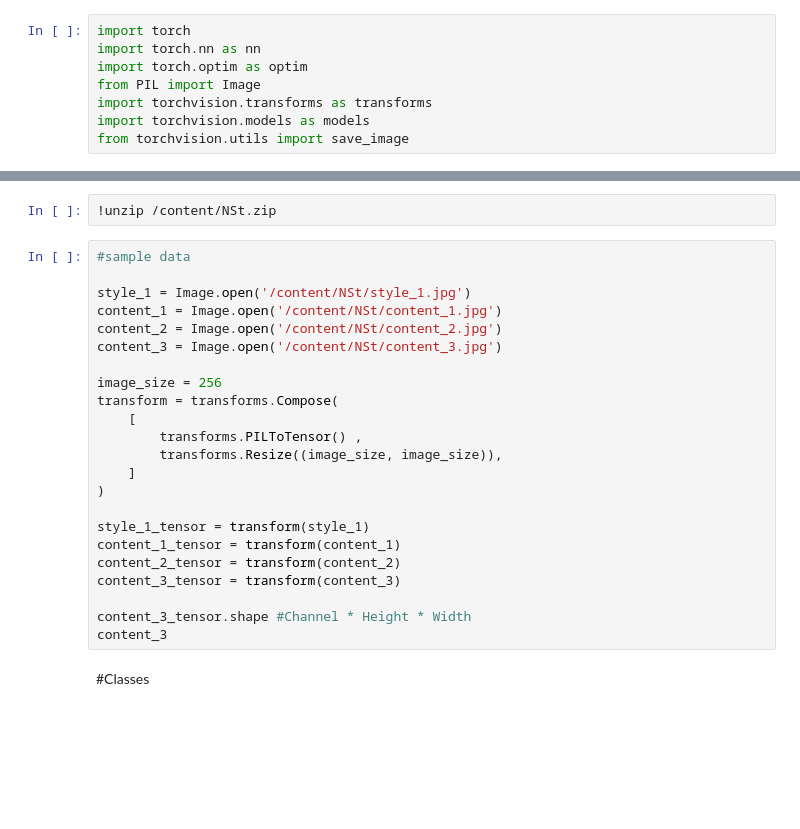
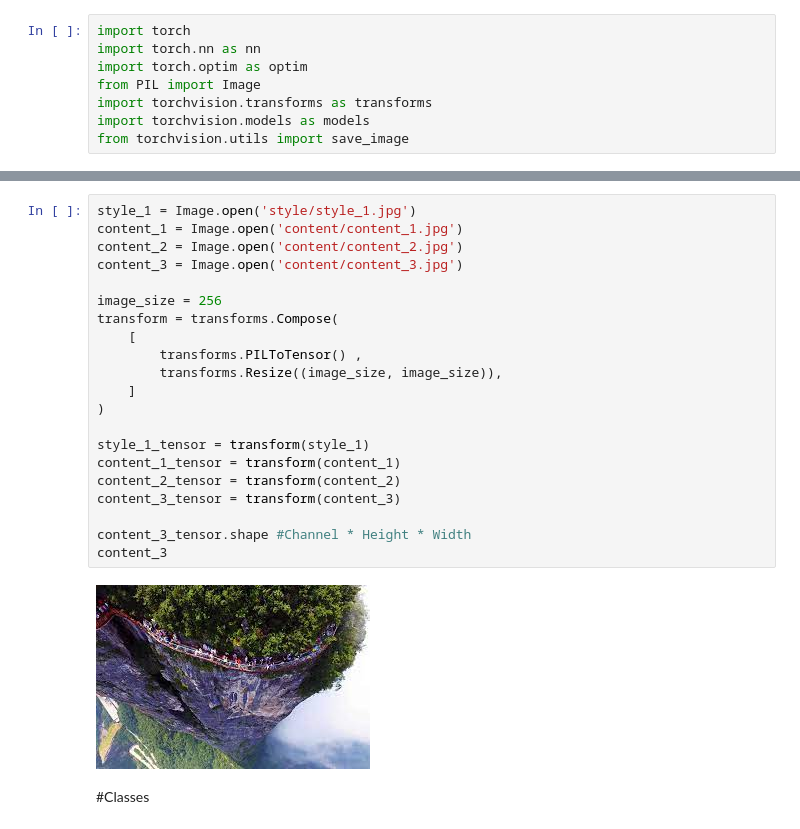
Before and after one commit to dardenren/Adaptive-Instance-Normalization-, a Jupyter notebook: NeuralStyleTransfer.ipynb, the cells around one changed output, grey strips where cells are left out. Cells and saved outputs as stored; diff of their text form; blank space fills up the shorter version.

```diff
--- a/NeuralStyleTransfer.ipynb
+++ b/NeuralStyleTransfer.ipynb
@@ -24,28 +20,26 @@ uploaded = files.upload()
-# %%
-!unzip /content/NSt.zip
 # %%
-#sample data
-
-style_1 = Image.open('/content/NSt/style_1.jpg')
-content_1 = Image.open('/content/NSt/content_1.jpg')
-content_2 = Image.open('/content/NSt/content_2.jpg')
-content_3 = Image.open('/content/NSt/content_3.jpg')
+style_1 = Image.open('style/style_1.jpg')
+content_1 = Image.open('content/content_1.jpg')
+content_2 = Image.open('content/content_2.jpg')
+content_3 = Image.open('content/content_3.jpg')
 
 image_size = 256
 transform = transforms.Compose(
     [
         transforms.PILToTensor() ,
         transforms.Resize((image_size, image_size)),
     ]
 )
 
 style_1_tensor = transform(style_1)
 content_1_tensor = transform(content_1)
 content_2_tensor = transform(content_2)
 content_3_tensor = transform(content_3)
 
 content_3_tensor.shape #Channel * Height * Width
 content_3
+# %% [output]
+[figure, added]
 # %% [markdown]
 #Classes
 # %%
```
Also changed, not shown: parts of 42 cells of this notebook, 14 other files.
